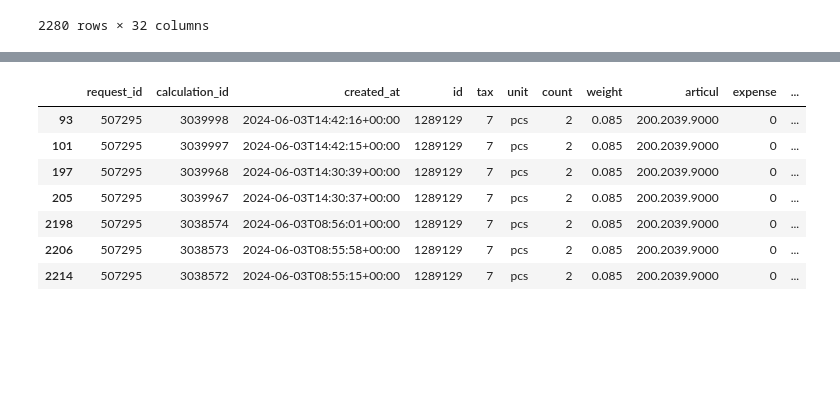
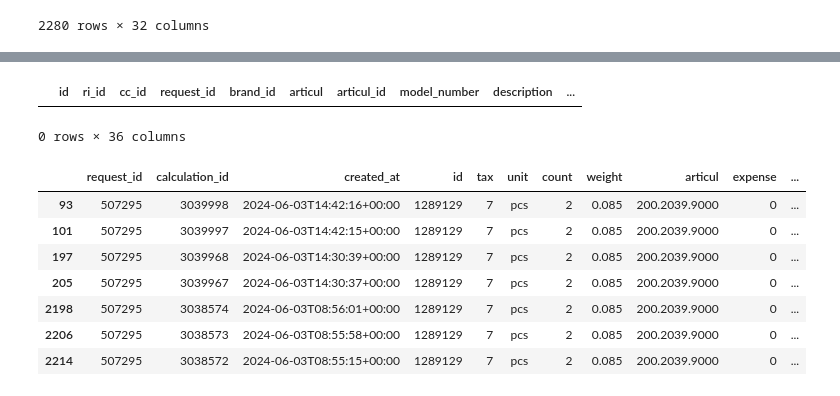
Before and after one commit to Valuamba/components_agent_sales, a Jupyter notebook: notebooks/famaga/DiscountProcessing_20240603.ipynb, the cells around one changed output, grey strips where cells are left out. Cells and saved outputs as stored; diff of their text form; code cells hidden in the pictures; blank space fills up the shorter version.

```diff
--- a/notebooks/famaga/DiscountProcessing_20240603.ipynb
+++ b/notebooks/famaga/DiscountProcessing_20240603.ipynb
@@ -377 +568,6 @@ calculations_df
+# %%
+customer_products_df[customer_products_df['articul'] == '5012.2151']
+# %% [output]
+|  | id | ri_id | cc_id | request_id | brand_id | articul | articul_id | model_number | description | ... |
+0 rows × 36 columns
 # %%
```
Also changed, not shown: parts of 17 cells of this notebook.
